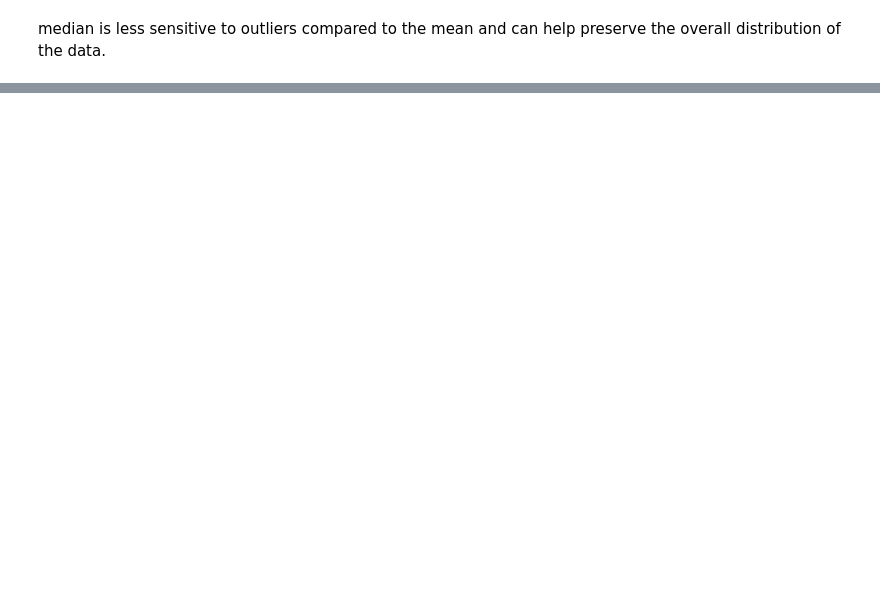
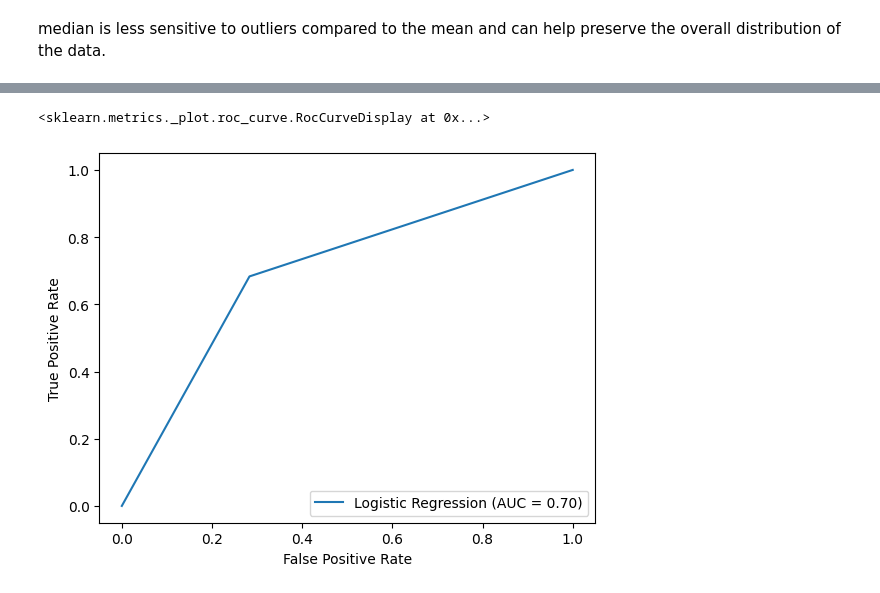
Before and after one commit to lilyzhizhou/Identifying-Prediabetes-ML, a Jupyter notebook: Logistic_Regression_Model_.ipynb, the cells around one changed output, grey strips where cells are left out. Drawn from its saved outputs; the diff is of its cells as text; code cells hidden in the pictures; blank space fills up the shorter version.

```diff
--- a/Logistic_Regression_Model_.ipynb
+++ b/Logistic_Regression_Model_.ipynb
@@ -32,6 +32,9 @@ Drive already mounted at /content/drive; to attempt to forcibly remount, call dr
 # Import Pre-Diabetes Data
 datapd = pd.read_csv('/content/drive/MyDrive/Machine Learning /Datathon #3/datapd.csv')
 
+# Drop Patient_ID
+datapd.drop('Patient_ID', axis = 1, inplace = True)
+
 print(datapd.shape)
 datapd.head()
 # %% [output]
@@ -98,0 +109,16 @@ print(class_report)
+# %%
+# Use the model to make predictions on the testing and training data
+y_pred_test = log_reg.predict(X_test)
+y_pred_train = log_reg.predict(X_train)
+
+# Evaluate the model
+conf_matrix_test, class_report_test, auc_test, acc_test = get_scores(y_pred_test, y_test)
+conf_matrix_train, class_report_train, auc_train, acc_train = get_scores(y_pred_train, y_train)
+
+# Print scores and evaluation metrics for the training set
+print('======== Training Set ==========')
+print_scores(conf_matrix_train, class_report_train, auc_train, acc_train)
+
+# Print scores and evaluation metrics for the test set
+print('======== Test Set ==========')
+print_scores(conf_matrix_test, class_report_test, auc_test, acc_test)
@@ -99,3 +143,12 @@ print(class_report)
+# %%
+# Plot the ROC curve for the training set
+fpr, tpr, thresholds = roc_curve(y_pred_train, y_train)
+roc_auc = auc(fpr, tpr)
+display = RocCurveDisplay(fpr=fpr, tpr=tpr, roc_auc=roc_auc, estimator_name='Logistic Regression')
+display.plot()
+# %% [output]
+<sklearn.metrics._plot.roc_curve.RocCurveDisplay at 0x...>
+[figure, added]
 # %%
 # Visualizing confusion matrix
 sns.heatmap(conf_matrix, annot=True, fmt='d')
```
Also changed, not shown: parts of 11 cells of this notebook.
